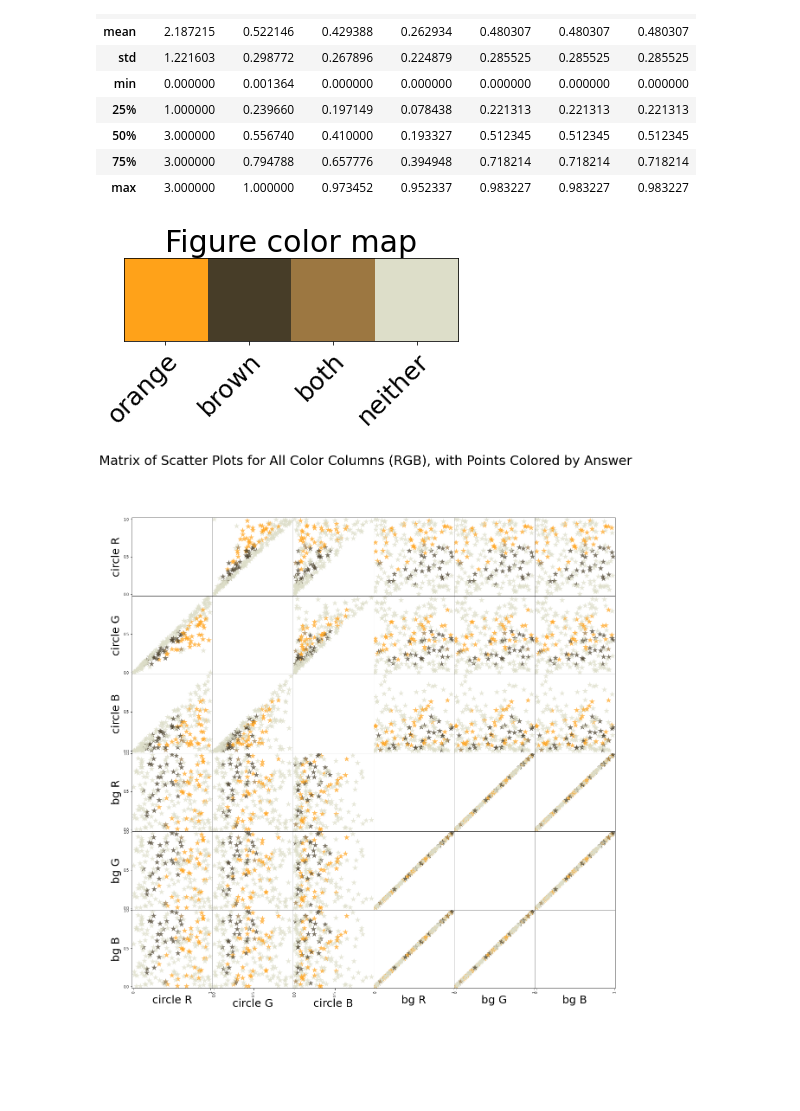
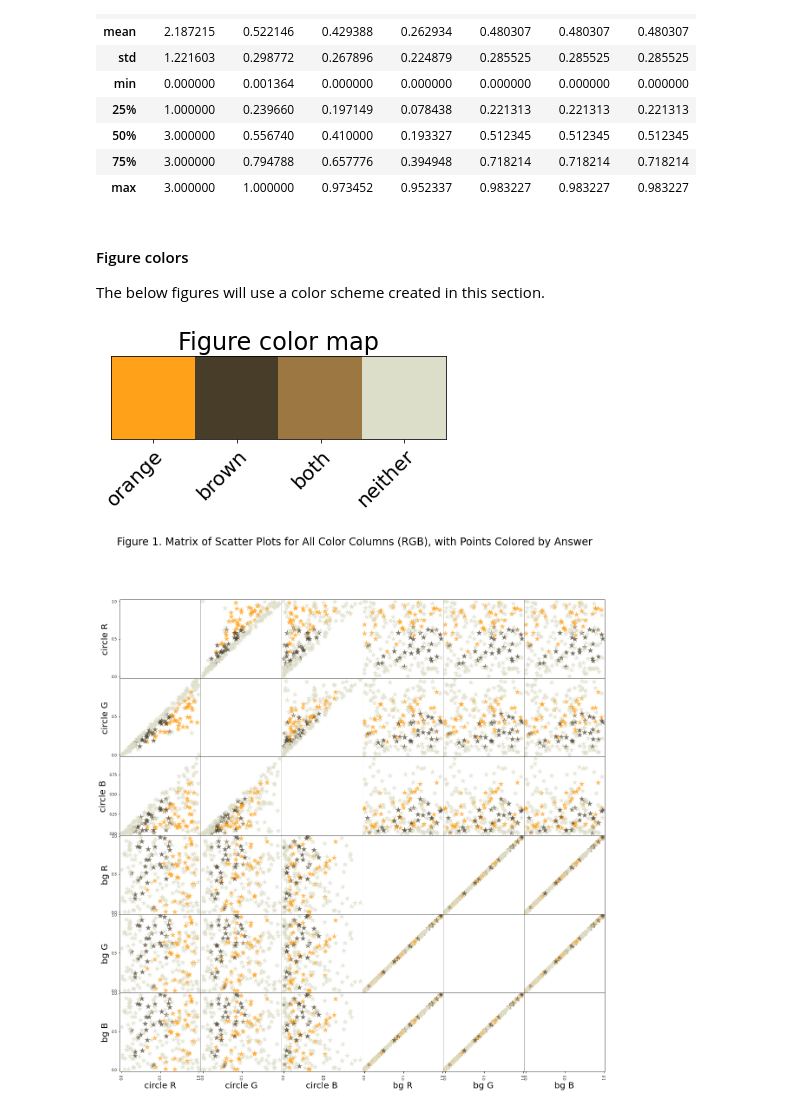
Before and after one commit to kevindoran/color, a Jupyter notebook: notebooks/experiment_1_log.ipynb, the cells around one changed output. Cells and saved outputs as stored; diff of their text form; code cells hidden in the pictures; blank space fills up the shorter version.

Commit message:
Some notes in experiment 1.

```diff
--- a/notebooks/experiment_1_log.ipynb
+++ b/notebooks/experiment_1_log.ipynb
@@ -16,6 +13,6 @@ presentation_mode = True
 if presentation_mode:
     import warnings
     warnings.filterwarnings('ignore')
-    mpl.rcParams.update({'font.size': 25})
-    mpl.rcParams.update({'axes.labelsize': 25})
+    mpl.rcParams.update({'font.size': 20})
+    mpl.rcParams.update({'axes.labelsize': 20})
     mpl.rcParams.update({'text.usetex': False})
@@ -35,5 +49,5 @@ Data isn't fully serialized.
 # %%
-data = pd.read_csv('../data/experiment_1_1_1.csv')
+data = pd.read_csv('./resources/experiment_1_1_1.csv')
 # %% [markdown]
 The data looks like:
 
@@ -137,8 +151,10 @@ data_serial.describe()
 | 50% | 3.000000 | 0.556740 | 0.410000 | 0.193327 | 0.512345 | 0.512345 | 0.512345 |
 | 75% | 3.000000 | 0.794788 | 0.657776 | 0.394948 | 0.718214 | 0.718214 | 0.718214 |
 | max | 3.000000 | 1.000000 | 0.973452 | 0.952337 | 0.983227 | 0.983227 | 0.983227 |
+# %% [markdown]
+#### Figure colors
+The below figures will use a color scheme created in this section.
 # %%
-# Figure colors
 orange_marker_color = '#ffa219'
 brown_marker_color = '#473d28'
 both_marker_color = '#9c7741'
@@ -156,17 +172,18 @@ ax.get_yaxis().set_visible(False)
 plt.setp(ax.get_xticklabels(), rotation=45, ha="right", rotation_mode="anchor");
 ax.set_title("Figure color map");
 # %% [output]
-[figure, old version]
+[figure, new version]
 # %%
+#### Figure 1: RGB scatter plots, colored by answer
 ax1 = pd.plotting.scatter_matrix(data_serial.loc[:, data_serial.columns != 'ans'],
                           c=color_list,
                           figsize=[20,20],
                           diagonal=None,
                           alpha=0.7,
                           s=200,
                           marker='*')
 ax1[0,0].yaxis.set_major_formatter(mpl.ticker.FormatStrFormatter('%.1f'))
-plt.suptitle('Matrix of Scatter Plots for All Color Columns (RGB), with Points Colored by Answer');
-#plt.tight_layout()
+plt.suptitle('Figure 1. Matrix of Scatter Plots for All Color Columns (RGB), with Points Colored by Answer');
+# Why is the title so far away?
 # %% [output]
-[figure, old version]
+[figure, new version]
```
Also changed, not shown: parts of 15 cells of this notebook, 7 other files.
